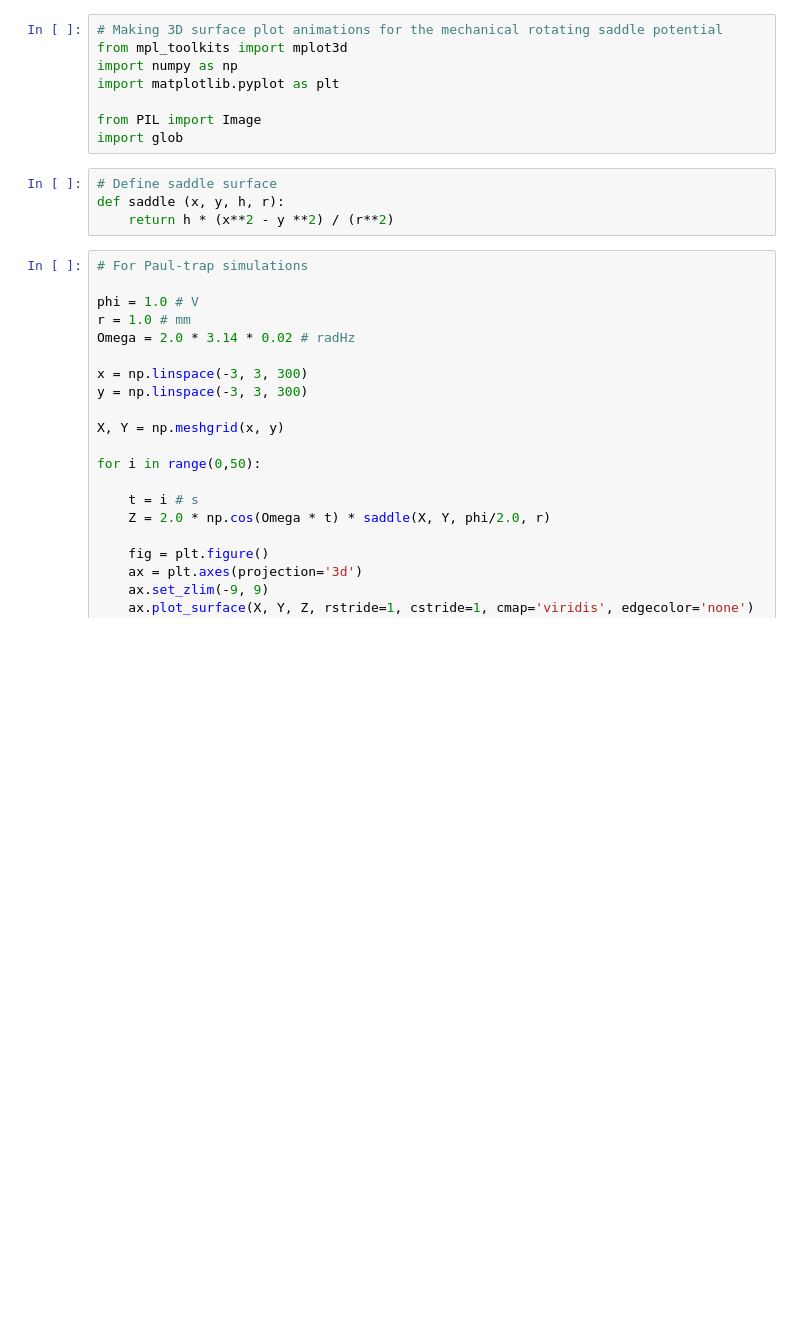
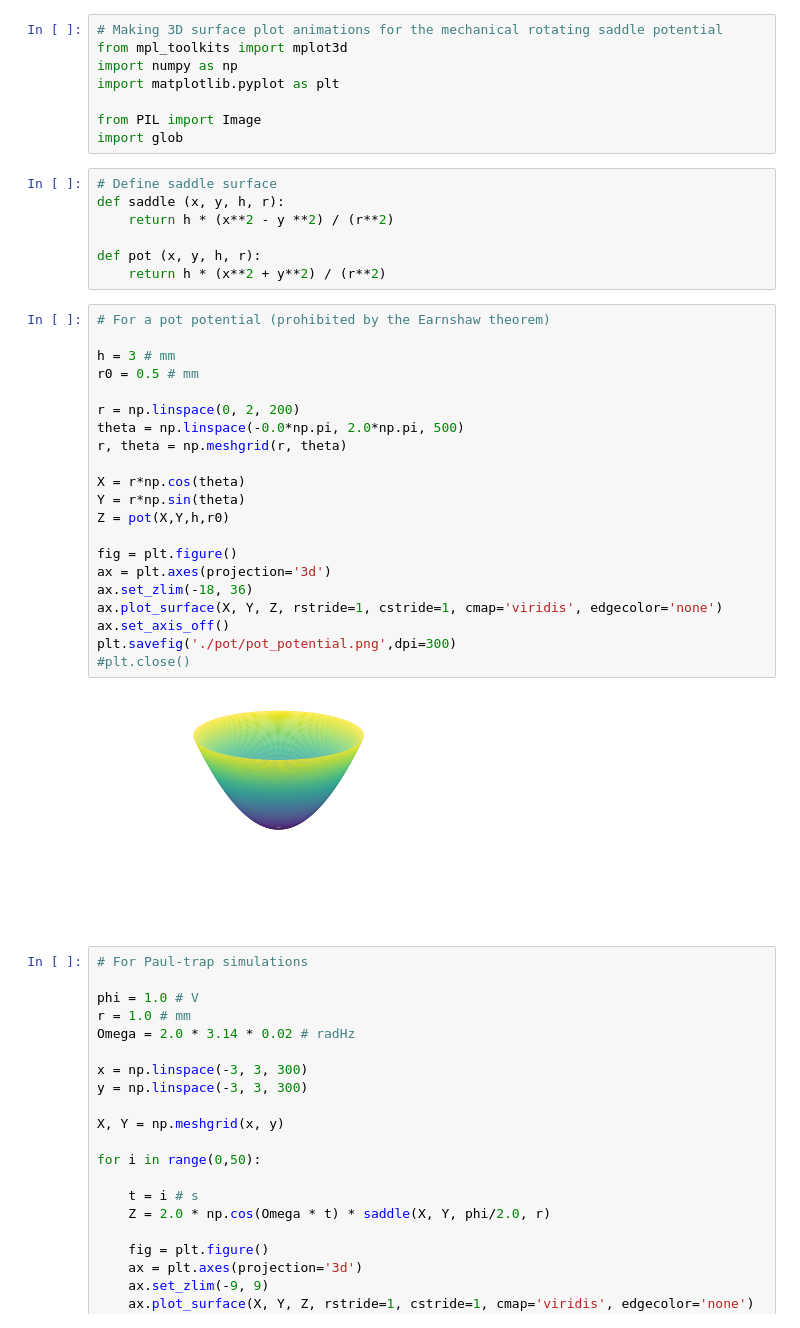
Before and after one commit to naoya-ozawa/saddle_trap, a Jupyter notebook: rotating_saddle.ipynb, the cells around one changed output. Saved outputs shown, nothing was run; the diff lists cells and outputs as text; blank space fills up the shorter version.

```diff
--- a/rotating_saddle.ipynb
+++ b/rotating_saddle.ipynb
@@ -10,6 +10,32 @@ import glob
 # Define saddle surface
 def saddle (x, y, h, r):
     return h * (x**2 - y **2) / (r**2)
+
+def pot (x, y, h, r):
+    return h * (x**2 + y**2) / (r**2)
+# %%
+# For a pot potential (prohibited by the Earnshaw theorem)
+
+h = 3 # mm
+r0 = 0.5 # mm
+
+r = np.linspace(0, 2, 200)
+theta = np.linspace(-0.0*np.pi, 2.0*np.pi, 500)
+r, theta = np.meshgrid(r, theta)
+
+X = r*np.cos(theta)
+Y = r*np.sin(theta)
+Z = pot(X,Y,h,r0)
+
+fig = plt.figure()
+ax = plt.axes(projection='3d')
+ax.set_zlim(-18, 36)
+ax.plot_surface(X, Y, Z, rstride=1, cstride=1, cmap='viridis', edgecolor='none')
+ax.set_axis_off()
+plt.savefig('./pot/pot_potential.png',dpi=300)
+#plt.close()
+# %% [output]
+[figure, added]
 # %%
 # For Paul-trap simulations
 
```
